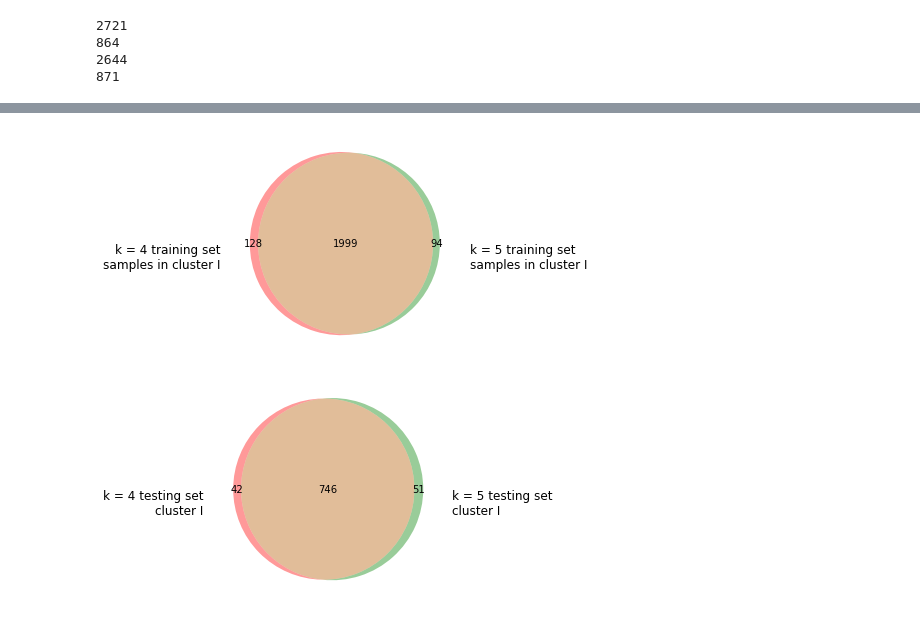
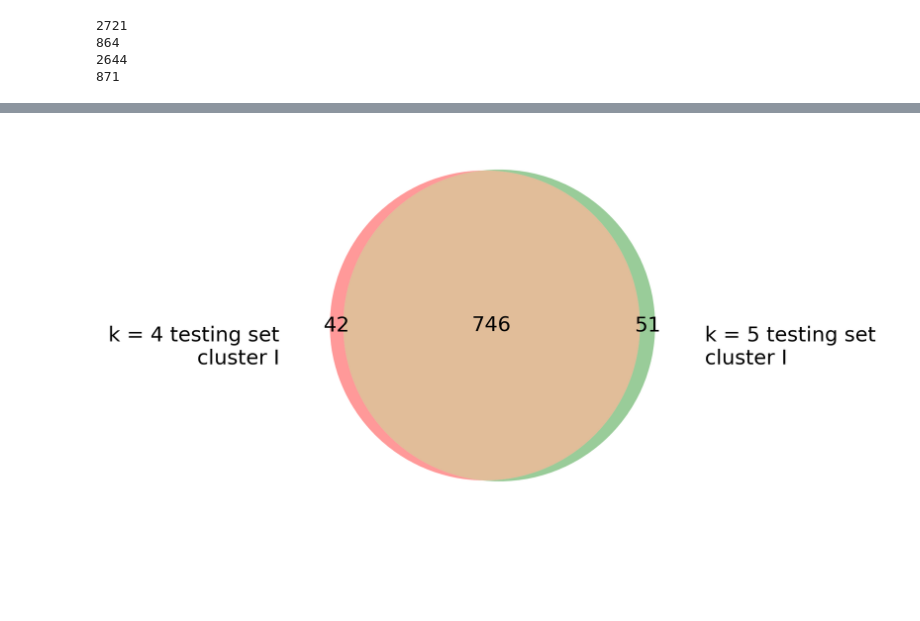
Before and after one commit to gszwabowski/ph4_classification, a Jupyter notebook: score_based/SGD/k4_vs_k5_training-testing_set_overlap.ipynb, the cells around one changed output, grey strips where cells are left out. Saved outputs shown, nothing was run; the diff lists cells and outputs as text; code cells hidden in the pictures; blank space fills up the shorter version.

Commit message:
updated venn diagrams, ensured notebooks were in correct state prior to publication

```diff
--- a/score_based/SGD/k4_vs_k5_training-testing_set_overlap.ipynb
+++ b/score_based/SGD/k4_vs_k5_training-testing_set_overlap.ipynb
@@ -177,36 +210,28 @@ from matplotlib import pyplot as plt
 # %%
+import matplotlib.pyplot as plt
+plt.rcParams['figure.figsize'] = [4, 4]
+plt.rcParams['figure.dpi'] = 300
+
 plt.figure(figsize=(4,4))
-set1 = set(X_train_4clstrs_c0['filename'])
-set2 = set(X_train_5clstrs_c0['filename'])
+set1 = set(X_test_4clstrs_c0['filename'])
+set2 = set(X_test_5clstrs_c0['filename'])
 
 vd = venn2([set1, set2], ('A', 'B'))
 
 vd.get_label_by_id('A').set_x(-0.75)
 vd.get_label_by_id('A').set_y(0)
-vd.get_label_by_id('A').set_text('k = 4 training set\nsamples in cluster I')
+vd.get_label_by_id('A').set_text('k = 4 testing set\ncluster I')
 
 vd.get_label_by_id('B').set_x(0.75)
 vd.get_label_by_id('B').set_y(0)
-vd.get_label_by_id('B').set_text('k = 5 training set\nsamples in cluster I')
+vd.get_label_by_id('B').set_text('k = 5 testing set\ncluster I')
+
+for text in vd.set_labels:
+   text.set_fontsize(12)
+
+for text in vd.subset_labels:
+   text.set_fontsize(12)
 
 plt.show()
 # %% [output]
-[figure, old version]
+[figure, new version]
-# %%
-plt.figure(figsize=(4,4))
-set1 = set(X_test_4clstrs_c0['filename'])
-set2 = set(X_test_5clstrs_c0['filename'])
-
-vd = venn2([set1, set2], ('A', 'B'))
-
-vd.get_label_by_id('A').set_x(-0.75)
-vd.get_label_by_id('A').set_y(0)
-vd.get_label_by_id('A').set_text('k = 4 testing set\ncluster I')
-
-vd.get_label_by_id('B').set_x(0.75)
-vd.get_label_by_id('B').set_y(0)
-vd.get_label_by_id('B').set_text('k = 5 testing set\ncluster I')
-
-plt.show()
-# %% [output]
-[figure, removed]
```
Also changed, not shown: parts of 1 cell of this notebook, 7 other files.
